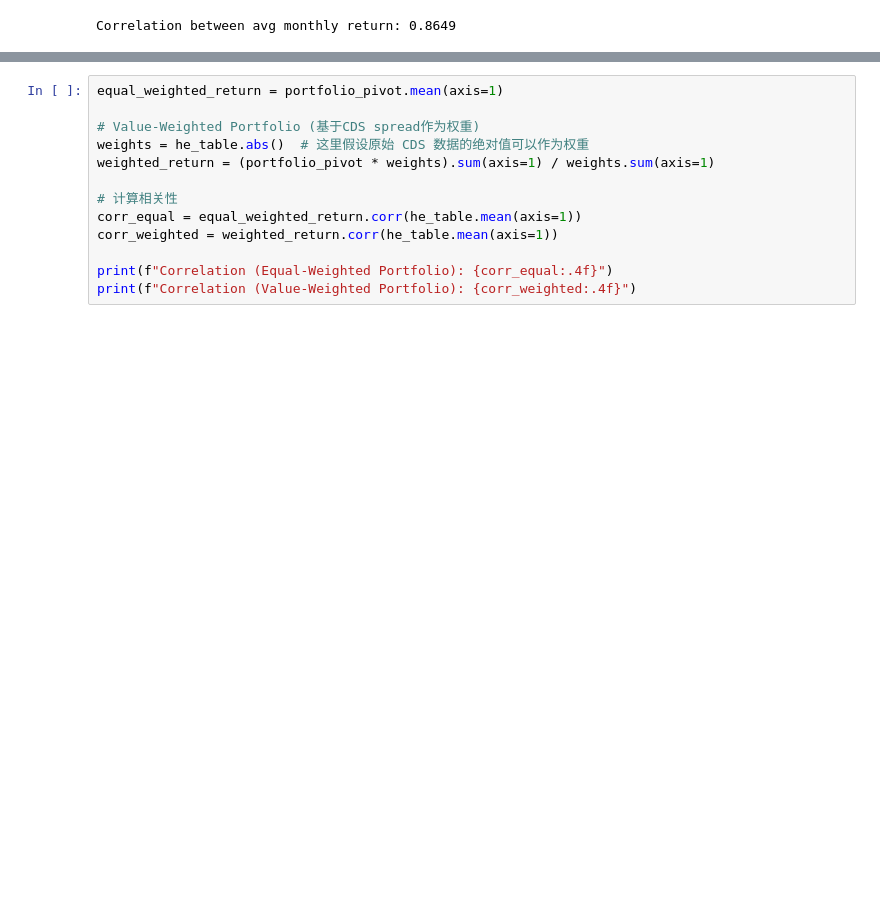
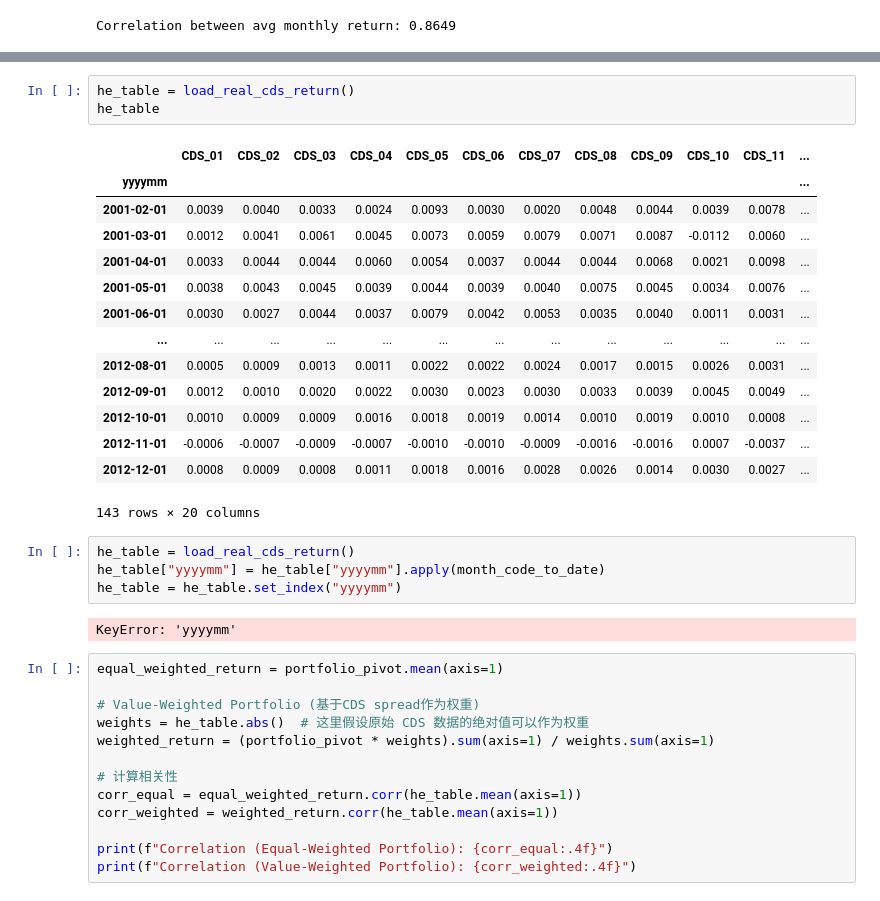
Before and after one commit to ygxu01/credit-default-swap-returns-replication, a Jupyter notebook: src/corr_demo.ipynb, the cells around one changed output, grey strips where cells are left out. Drawn from its saved outputs; the diff is of its cells as text; blank space fills up the shorter version.

```diff
--- a/src/corr_demo.ipynb
+++ b/src/corr_demo.ipynb
@@ -81,3 +94,27 @@ Correlation between avg monthly return: 0.8649
+# %%
+he_table = load_real_cds_return()
+he_table
+# %% [output]
+|  | CDS_01 | CDS_02 | CDS_03 | CDS_04 | CDS_05 | CDS_06 | CDS_07 | CDS_08 | CDS_09 | CDS_10 | CDS_11 | ... |
+| yyyymm |  |  |  |  |  |  |  |  |  |  |  | ... |
+| 2001-02-01 | 0.0039 | 0.0040 | 0.0033 | 0.0024 | 0.0093 | 0.0030 | 0.0020 | 0.0048 | 0.0044 | 0.0039 | 0.0078 | ... |
+| 2001-03-01 | 0.0012 | 0.0041 | 0.0061 | 0.0045 | 0.0073 | 0.0059 | 0.0079 | 0.0071 | 0.0087 | -0.0112 | 0.0060 | ... |
+| 2001-04-01 | 0.0033 | 0.0044 | 0.0044 | 0.0060 | 0.0054 | 0.0037 | 0.0044 | 0.0044 | 0.0068 | 0.0021 | 0.0098 | ... |
+| 2001-05-01 | 0.0038 | 0.0043 | 0.0045 | 0.0039 | 0.0044 | 0.0039 | 0.0040 | 0.0075 | 0.0045 | 0.0034 | 0.0076 | ... |
+| 2001-06-01 | 0.0030 | 0.0027 | 0.0044 | 0.0037 | 0.0079 | 0.0042 | 0.0053 | 0.0035 | 0.0040 | 0.0011 | 0.0031 | ... |
+| ... | ... | ... | ... | ... | ... | ... | ... | ... | ... | ... | ... | ... |
+| 2012-08-01 | 0.0005 | 0.0009 | 0.0013 | 0.0011 | 0.0022 | 0.0022 | 0.0024 | 0.0017 | 0.0015 | 0.0026 | 0.0031 | ... |
+| 2012-09-01 | 0.0012 | 0.0010 | 0.0020 | 0.0022 | 0.0030 | 0.0023 | 0.0030 | 0.0033 | 0.0039 | 0.0045 | 0.0049 | ... |
+| 2012-10-01 | 0.0010 | 0.0009 | 0.0009 | 0.0016 | 0.0018 | 0.0019 | 0.0014 | 0.0010 | 0.0019 | 0.0010 | 0.0008 | ... |
+| 2012-11-01 | -0.0006 | -0.0007 | -0.0009 | -0.0007 | -0.0010 | -0.0010 | -0.0009 | -0.0016 | -0.0016 | 0.0007 | -0.0037 | ... |
+| 2012-12-01 | 0.0008 | 0.0009 | 0.0008 | 0.0011 | 0.0018 | 0.0016 | 0.0028 | 0.0026 | 0.0014 | 0.0030 | 0.0027 | ... |
+143 rows × 20 columns
+# %%
+he_table = load_real_cds_return()
+he_table["yyyymm"] = he_table["yyyymm"].apply(month_code_to_date)
+he_table = he_table.set_index("yyyymm")
+# %% [output]
+KeyError: 'yyyymm'
 # %%
 equal_weighted_return = portfolio_pivot.mean(axis=1)
 
```
Also changed, not shown: parts of 1 cell of this notebook, 4 other files.
